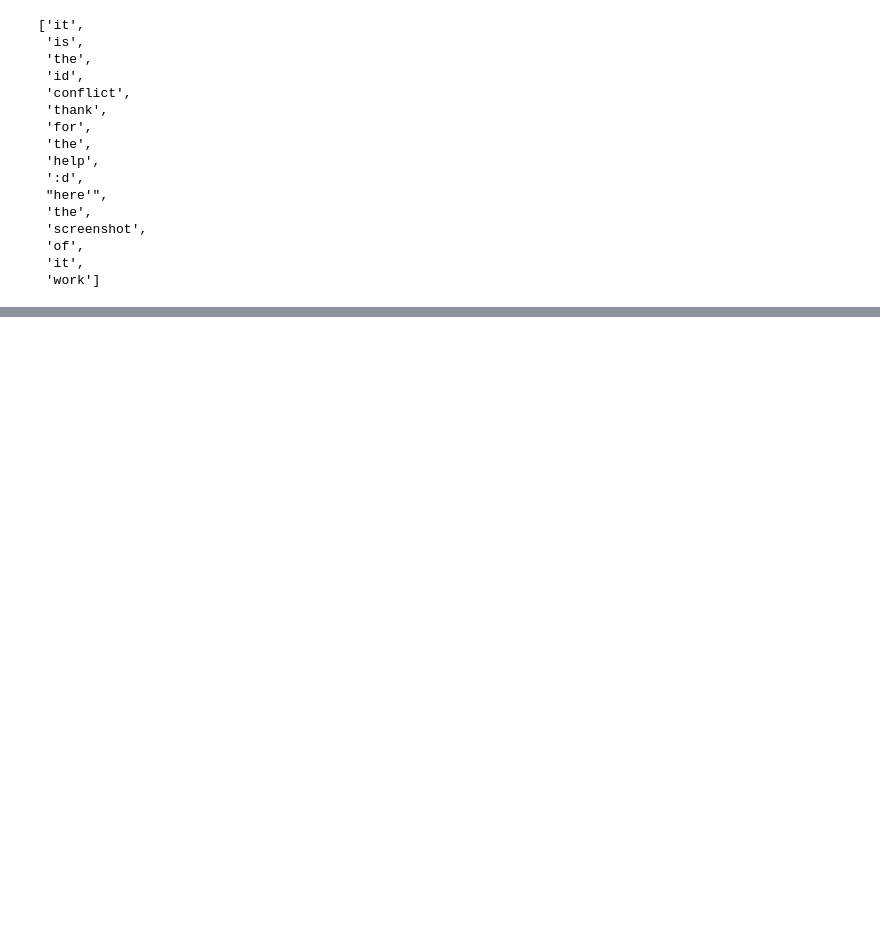
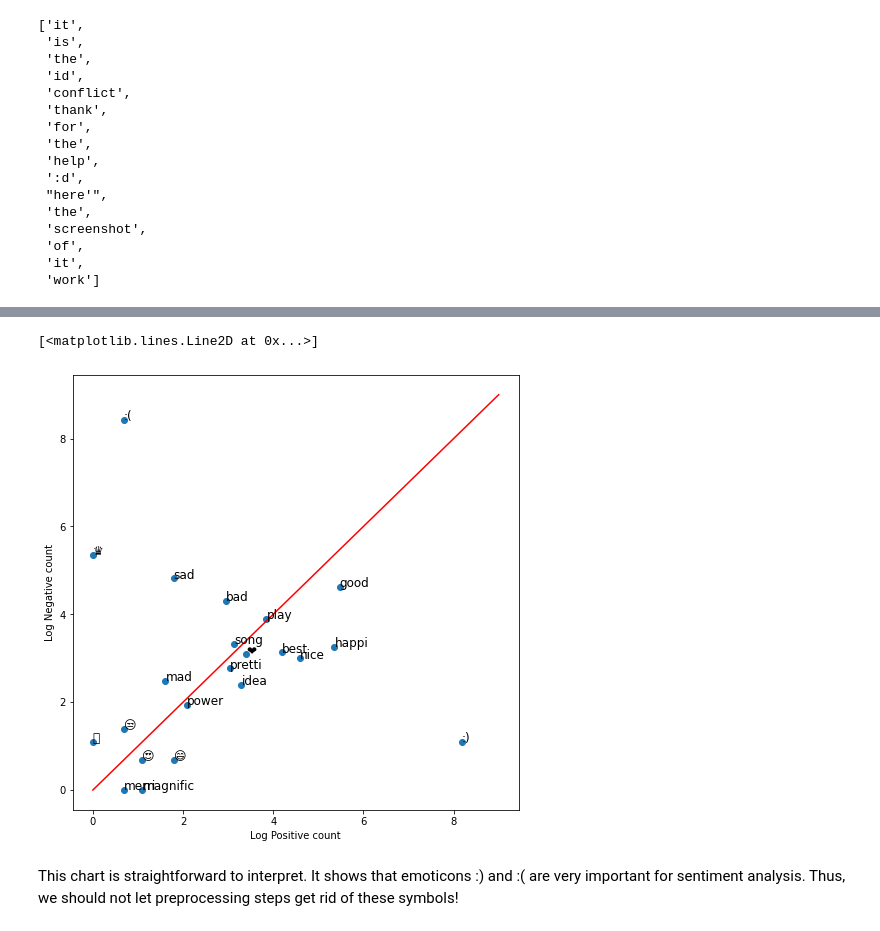
Before and after one commit to oceanumeric/NLP, a Jupyter notebook: classification_vector_space/Notes.ipynb, the cells around one changed output, grey strips where cells are left out. Cells and saved outputs as stored; diff of their text form; code cells hidden in the pictures; blank space fills up the shorter version.

```diff
--- a/classification_vector_space/Notes.ipynb
+++ b/classification_vector_space/Notes.ipynb
@@ -136,0 +207,5 @@ tweet_stem
+# %%
+# create a 1-d array
+# 1-positve, 0 - negative
+labels = np.append(np.ones(len(positive_tweets)), np.zeros(len(negative_tweets)))
+labels.shape
@@ -136,0 +214,3 @@ tweet_stem
+# %%
+tweets = positive_tweets + negative_tweets
+words_frequency = build_freqs(tweets, labels)
@@ -136,0 +232,18 @@ tweet_stem
+# %%
+# select some words to appear in the report. we will assume that each word is unique (i.e. no duplicates)
+keys = ['happi', 'merri', 'nice', 'good', 'bad', 'sad', 'mad', 'best', 'pretti',
+        '❤', ':)', ':(', '😒', '😬', '😄', '😍', '♛',
+        'song', 'idea', 'power', 'play', 'magnific']
+keys_freq = []
+
+for key in keys:
+    pos = 0
+    neg = 0
+    if (key, 1) in words_frequency:
+        pos = words_frequency.get((key, 1))
+    if (key, 0) in words_frequency:
+        neg = words_frequency.get((key, 0))
+
+    keys_freq.append([key, pos, neg])
+
+keys_freq
@@ -136,0 +268,21 @@ tweet_stem
+# %%
+fig, ax = plt.subplots(figsize = (8, 8))
+# log of positive
+x = np.log([x[1]+1 for x in keys_freq])
+# log of negative
+y = np.log([x[2]+1 for x in keys_freq])
+
+ax.scatter(x, y)
+# assign axis labels
+plt.xlabel("Log Positive count")
+plt.ylabel("Log Negative count")
+
+for i in range(0, len(keys_freq)):
+    ax.annotate(keys_freq[i][0], (x[i], y[i]), fontsize=12)
+# add a line
+ax.plot([0, 9], [0, 9], color='red')
+# %% [output]
+[<matplotlib.lines.Line2D at 0x...>]
+[figure, added]
+# %% [markdown]
+This chart is straightforward to interpret. It shows that emoticons :) and :( are very important for sentiment analysis. Thus, we should not let preprocessing steps get rid of these symbols!
```
Also changed, not shown: parts of 9 cells of this notebook.
